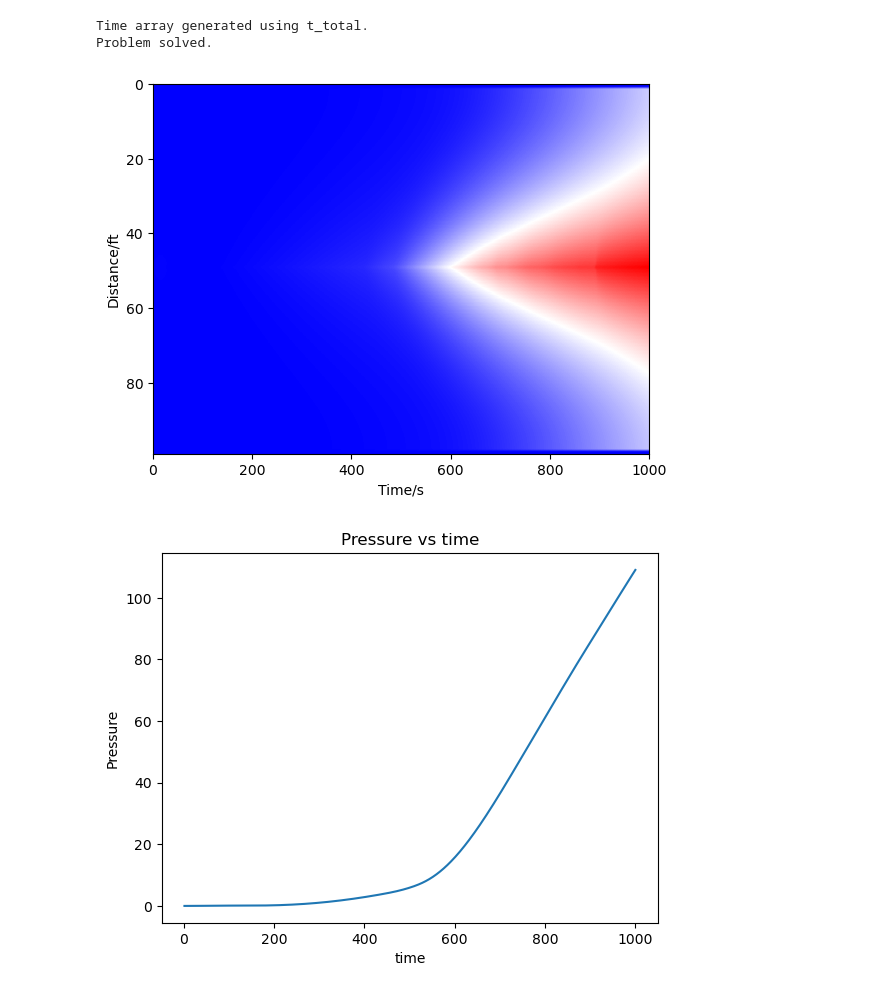
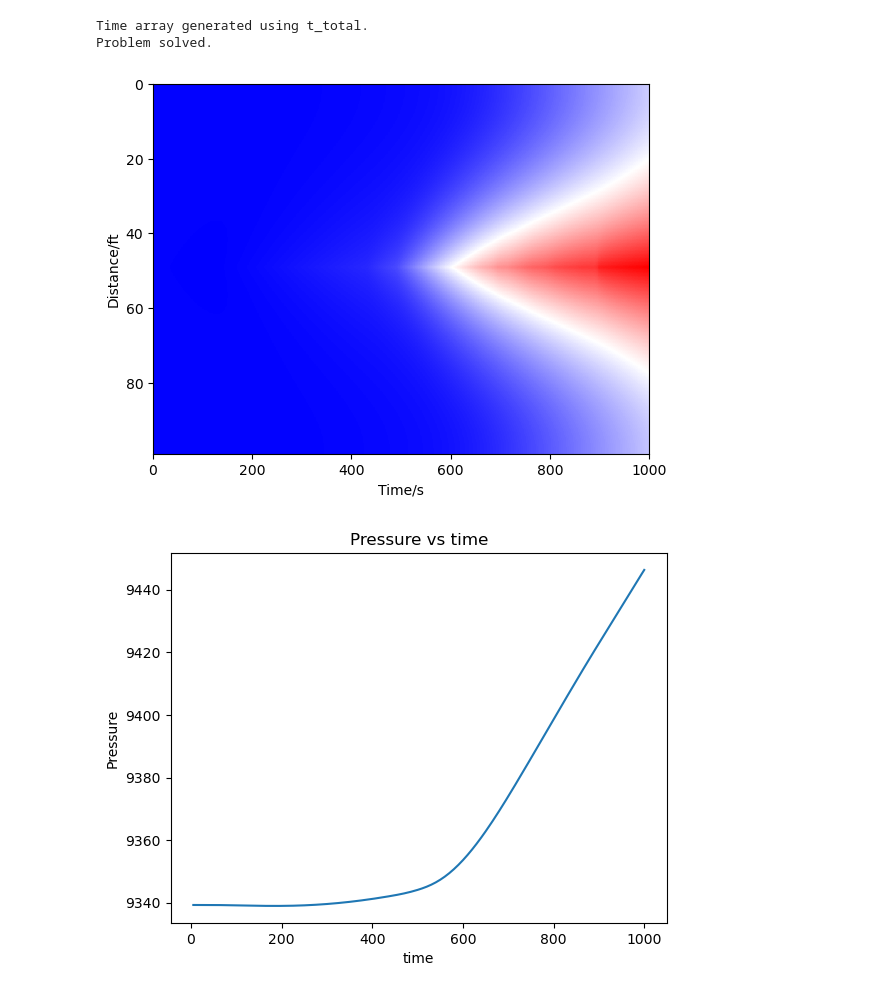
Before and after one commit to shenyaojin/pds, a Jupyter notebook: tester/core_tester.ipynb, the cells around one changed output. Saved outputs shown, nothing was run; the diff lists cells and outputs as text; code cells hidden in the pictures.

```diff
--- a/tester/core_tester.ipynb
+++ b/tester/core_tester.ipynb
@@ -46,12 +49,11 @@ stg5_pg_dataframe = test_gauge_dataframe.copy()
 stg5_pg_dataframe.crop(start_time_stg5, end_time_stg5)
 # %%
 # pass the parameters
-psd1d_frame.set_mesh(x)
-psd1d_frame.set_diffusivity(d)
-psd1d_frame.set_initial(u_init)
-psd1d_frame.set_bcs(lbc, rbc)
-psd1d_frame.set_t0(t0)
-psd1d_frame.set_sourceidx(int(len(x)/2)) # set the source index at the middle of the mesh
+pds1d_frame.set_mesh(x)
+pds1d_frame.set_diffusivity(d)
+pds1d_frame.set_bcs(lbc, rbc)
+pds1d_frame.set_t0(t0)
+pds1d_frame.set_sourceidx(int(len(x) / 2)) # set the source index at the middle of the mesh
 # %% [output]
 Diffusivity is a single scalar value, broadcasted to the mesh length.
 # %%
@@ -63,13 +65,14 @@ test_gauge_dataframe = stg4_pg_dataframe.copy()
 test_start_time = start_time_stg4 + timedelta(seconds = 200)
 test_end_time = test_start_time + timedelta(seconds = total_simulation_time)
 test_gauge_dataframe.crop(test_start_time, test_end_time)
-# Pre process the PG data
-test_gauge_dataframe.data -= np.min(test_gauge_dataframe.data)
 # %%
 # pass the gauge data
-psd1d_frame.set_source(test_gauge_dataframe)
+pds1d_frame.set_source(test_gauge_dataframe)
 # %% [output]
 Message from pds: Source set done.
 Also, just a reminder: please make sure the data is cropped properly.
+# %%
+u_init[:] =  test_gauge_dataframe.data[0]
+pds1d_frame.set_initial(u_init)
 # %%
 # Test snapshot
@@ -78,17 +81,17 @@ psd1d_frame.solve(optimizer= False, dt = 2, t_total= total_simulation_time, prin
 Time array generated using t_total.
 Problem solved.
 # %%
-psd1d_frame.plot_solution()
+pds1d_frame.plot_solution()
 # %% [output]
-[figure, old version]
+[figure, new version]
 # %%
 import matplotlib.pyplot as plt
 # %%
 plt.figure()
-plt.plot(psd1d_frame.taxis[1:], psd1d_frame.get_val_at_idx(20)[1:])
+plt.plot(pds1d_frame.taxis[1:], pds1d_frame.get_val_at_idx(20)[1:])
 plt.xlabel("time")
 plt.ylabel("Pressure")
 plt.title("Pressure vs time")
 plt.show()
 # %% [output]
-[figure, old version]
+[figure, new version]
```
Also changed, not shown: parts of 4 cells of this notebook, 4 other files.
